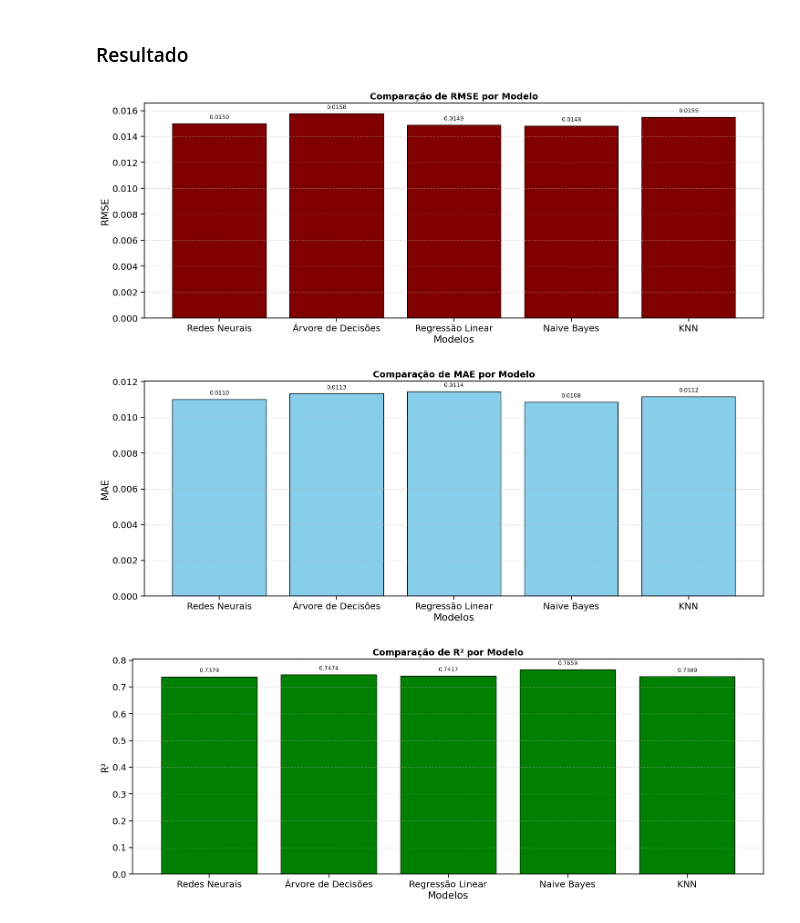
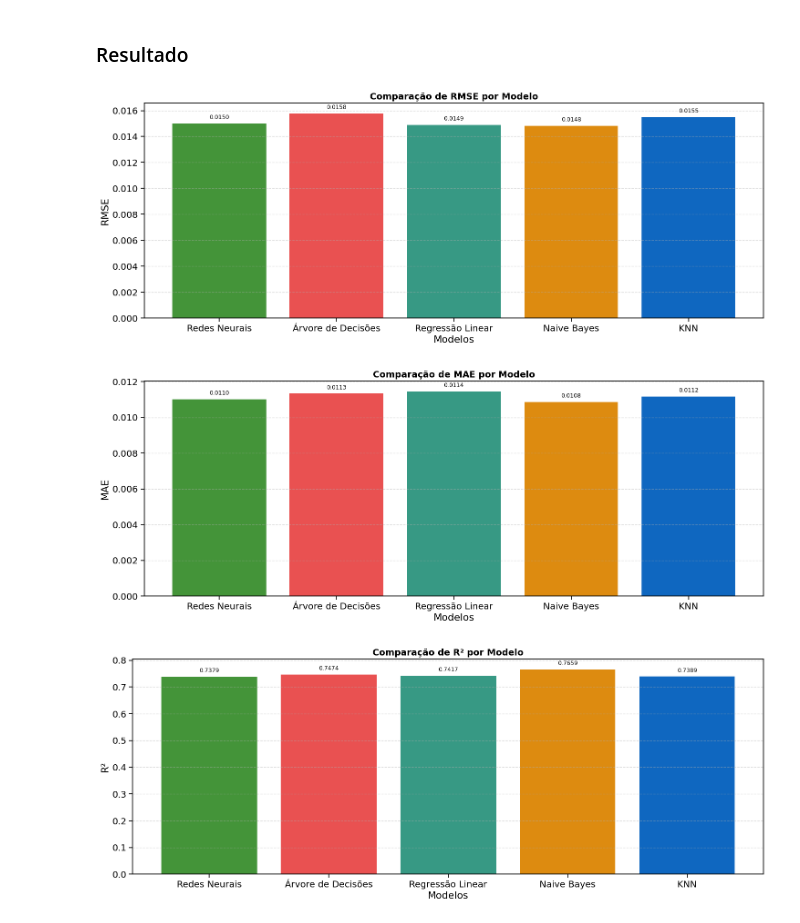
Before and after one commit to t-dlsantos/house-rent-regression-prediction, a Jupyter notebook: house-rent-regression.ipynb, the cells around one changed output. Cells and saved outputs as stored; diff of their text form; code cells hidden in the pictures.

Commit message:
fix: adjustment to plot colors

```diff
--- a/house-rent-regression.ipynb
+++ b/house-rent-regression.ipynb
@@ -786,40 +786,40 @@ mae_vals = [
     nb_mae_result,
     knn_mae_result
 ]
 
 r2_vals = [
     rdnr_r2_result,
     dt_r2_result,
     lnrg_r2_result,
     nb_r2_result,
     knn_r2_result
 ]
 
-# --- Função auxiliar para plotar cada métrica ---
-def plot_metric(models, values, title, ylabel, color='red'):
+def plot_metric(models, values, title, ylabel):
+    colors = ["#449439", "#E95151", "#379984", "#DD8B10", "#0F67C0"]
+
     fig, ax = plt.subplots(figsize=(15, 6))
-    bars = ax.bar(models, values, color=color, edgecolor='black')
+    bars = ax.bar(models, values, color=colors)
     ax.set_title(title, fontsize=14, fontweight='bold')
     ax.set_xlabel('Modelos')
     ax.set_ylabel(ylabel)
     ax.grid(axis='y', linestyle='--', alpha=0.4)
 
-    # Adiciona valores sobre as barras
     for bar in bars:
         h = bar.get_height()
         ax.annotate(f'{h:.4f}',
                     xy=(bar.get_x() + bar.get_width()/2, h),
                     xytext=(0, 5), textcoords='offset points',
                     ha='center', va='bottom', fontsize=9)
 
     plt.tight_layout()
     plt.show()
 
 # --- Gráficos individuais ---
-plot_metric(models, rmse_vals, 'Comparação de RMSE por Modelo', 'RMSE', 'maroon')
-plot_metric(models, mae_vals, 'Comparação de MAE por Modelo', 'MAE', 'skyblue')
-plot_metric(models, r2_vals, 'Comparação de R² por Modelo', 'R²', 'green')
+plot_metric(models, rmse_vals, 'Comparação de RMSE por Modelo', 'RMSE')
+plot_metric(models, mae_vals, 'Comparação de MAE por Modelo', 'MAE')
+plot_metric(models, r2_vals, 'Comparação de R² por Modelo', 'R²')
 # %% [output]
-[figure, old version]
+[figure, new version]
-[figure, old version]
+[figure, new version]
-[figure, old version]
+[figure, new version]
```
